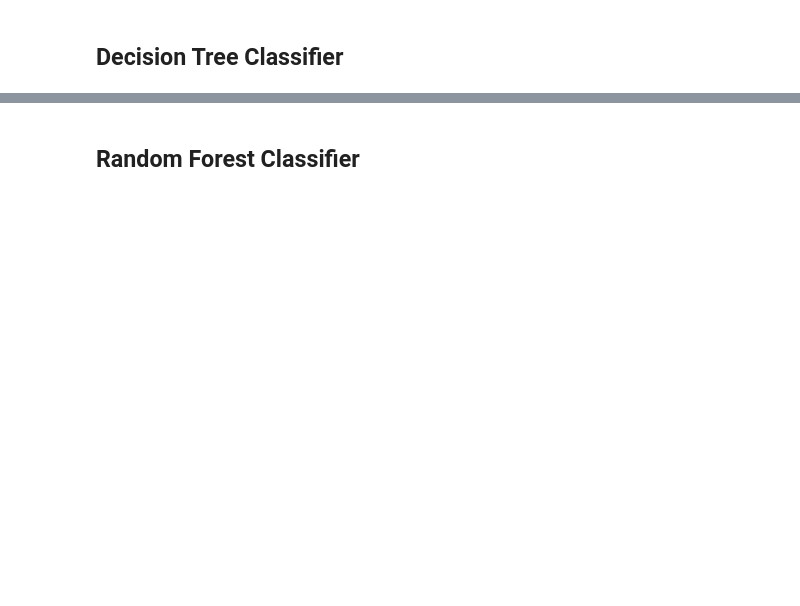
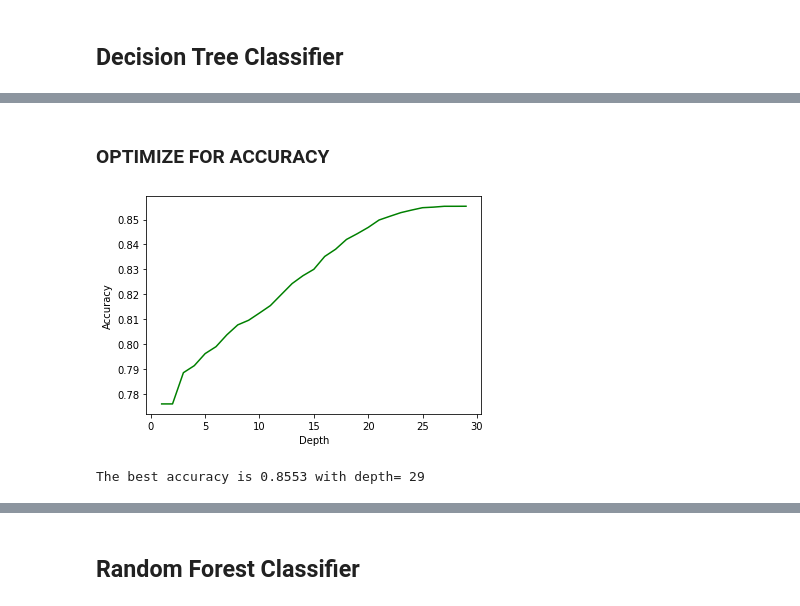
Before and after one commit to maria-luisa-gomez/covid-death-rate-prediction, a Jupyter notebook: notebooks/1 COVID Modelling_balanced_biclass.ipynb, the cells around one changed output, grey strips where cells are left out. Saved outputs shown, nothing was run; the diff lists cells and outputs as text; code cells hidden in the pictures; blank space fills up the shorter version.

```diff
--- a/notebooks/1 COVID Modelling_balanced_biclass.ipynb
+++ b/notebooks/1 COVID Modelling_balanced_biclass.ipynb
@@ -387,3 +413,20 @@ print('Logistic Regression TEST classification report:\n\n', LR_class_report)
 # graph.set_size('"300,180!"')
 # graph.write_png('Decision Tree graph.jpg')
 # Image(graph.create_png())
+# %% [markdown]
+### OPTIMIZE FOR ACCURACY
+# %%
+depth = 30 #30
+mean_acc = np.zeros((depth-1))
+for n in range(1,depth):
+    DT = DecisionTreeClassifier(criterion="entropy", max_depth = n, random_state=42).fit(X_train,y_train)
+    y_pred=DT.predict(X_test)
+    mean_acc[n-1] = metrics.accuracy_score(y_test, y_pred)
+plt.plot(range(1,depth),mean_acc,'g')
+plt.ylabel('Accuracy')
+plt.xlabel('Depth')
+plt.show()
+print("The best accuracy is", round(mean_acc.max(), 4), "with depth=", mean_acc.argmax()+1)
+# %% [output]
+[figure, added]
+The best accuracy is 0.8553 with depth= 29
```
Also changed, not shown: parts of 39 cells of this notebook, 4 other files.
